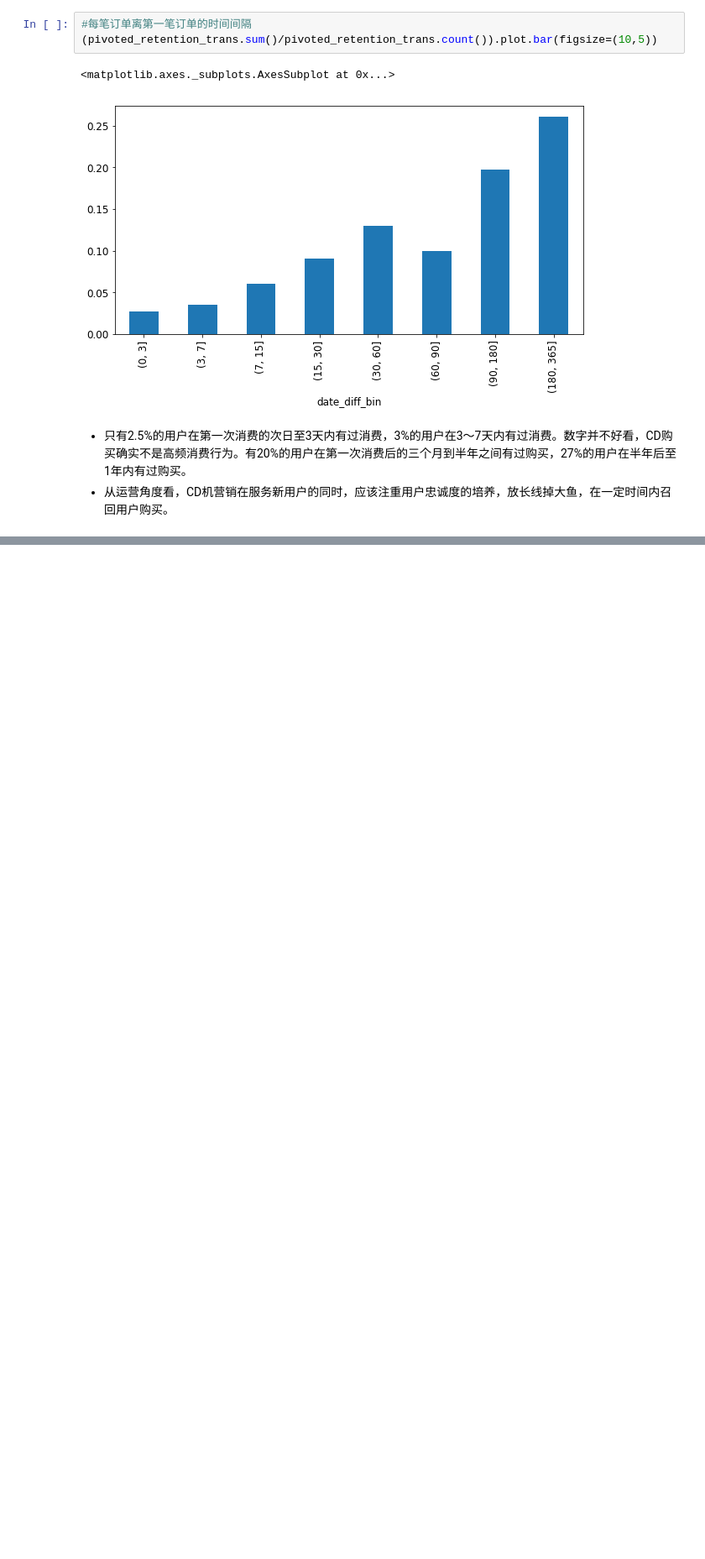
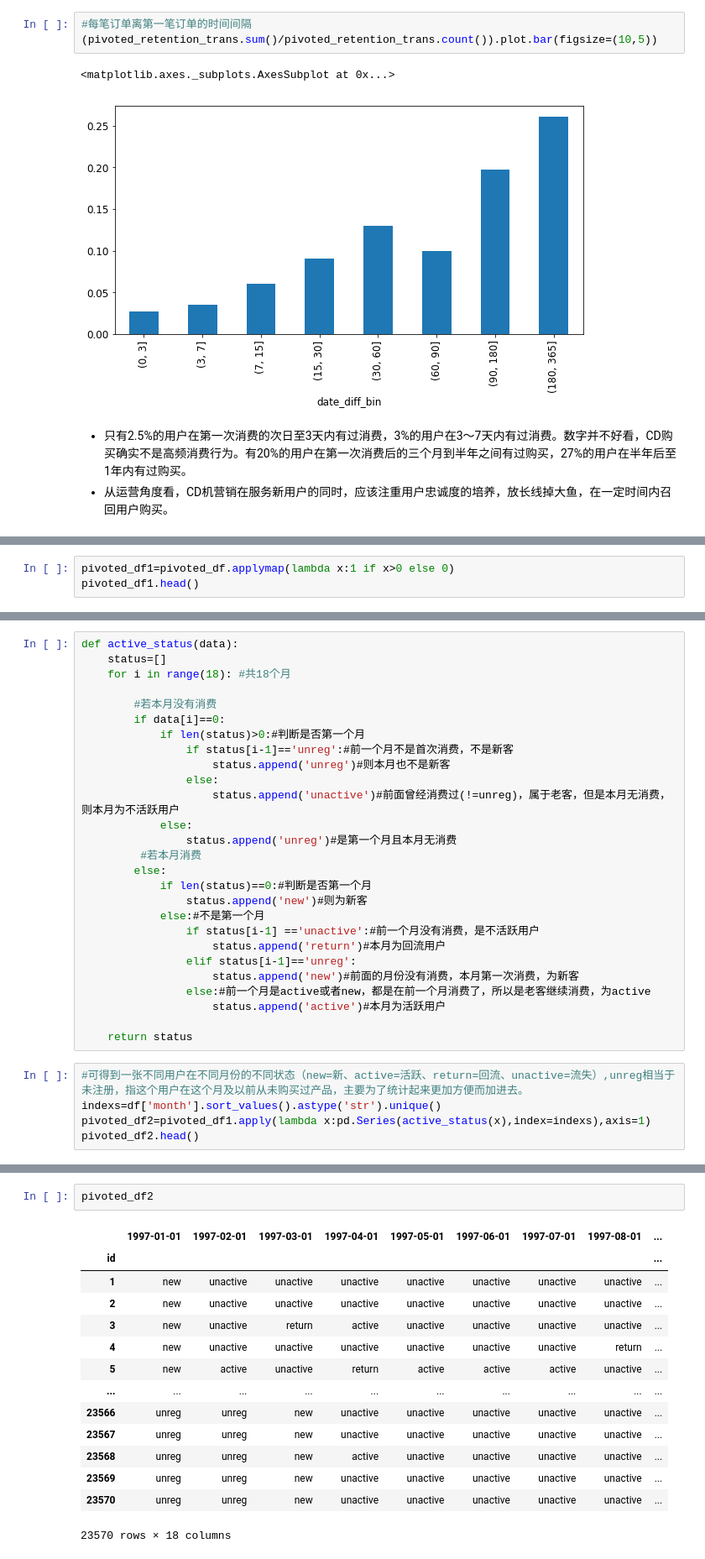
Before and after one commit to Hanryfeng/DataAnalysis, a Jupyter notebook: CDNOW.ipynb, the cells around one changed output, grey strips where cells are left out. Shown at 84% size. Drawn from its saved outputs; the diff is of its cells as text; blank space fills up the shorter version.

```diff
--- a/CDNOW.ipynb
+++ b/CDNOW.ipynb
@@ -706,0 +725,3 @@ id
+# %%
+pivoted_df1=pivoted_df.applymap(lambda x:1 if x>0 else 0)
+pivoted_df1.head()
@@ -706,0 +736,32 @@ id
+# %%
+def active_status(data):
+    status=[]
+    for i in range(18): #共18个月
+
+        #若本月没有消费
+        if data[i]==0:
+            if len(status)>0:#判断是否第一个月
+                if status[i-1]=='unreg':#前一个月不是首次消费，不是新客
+                    status.append('unreg')#则本月也不是新客
+                else:
+                    status.append('unactive')#前面曾经消费过(!=unreg)，属于老客，但是本月无消费，则本月为不活跃用户
+            else:
+                status.append('unreg')#是第一个月且本月无消费
+         #若本月消费
+        else:
+            if len(status)==0:#判断是否第一个月
+                status.append('new')#则为新客
+            else:#不是第一个月
+                if status[i-1] =='unactive':#前一个月没有消费，是不活跃用户
+                    status.append('return')#本月为回流用户
+                elif status[i-1]=='unreg':
+                    status.append('new')#前面的月份没有消费，本月第一次消费，为新客
+                else:#前一个月是active或者new，都是在前一个月消费了，所以是老客继续消费，为active
+                    status.append('active')#本月为活跃用户
+
+    return status
+# %%
+#可得到一张不同用户在不同月份的不同状态（new=新、active=活跃、return=回流、unactive=流失）,unreg相当于未注册，指这个用户在这个月及以前从未购买过产品，主要为了统计起来更加方便而加进去。
+indexs=df['month'].sort_values().astype('str').unique()
+pivoted_df2=pivoted_df1.apply(lambda x:pd.Series(active_status(x),index=indexs),axis=1)
+pivoted_df2.head()
@@ -706,0 +776,17 @@ id
+# %%
+pivoted_df2
+# %% [output]
+|  | 1997-01-01 | 1997-02-01 | 1997-03-01 | 1997-04-01 | 1997-05-01 | 1997-06-01 | 1997-07-01 | 1997-08-01 | ... |
+| id |  |  |  |  |  |  |  |  | ... |
+| 1 | new | unactive | unactive | unactive | unactive | unactive | unactive | unactive | ... |
+| 2 | new | unactive | unactive | unactive | unactive | unactive | unactive | unactive | ... |
+| 3 | new | unactive | return | active | unactive | unactive | unactive | unactive | ... |
+| 4 | new | unactive | unactive | unactive | unactive | unactive | unactive | return | ... |
+| 5 | new | active | unactive | return | active | active | active | unactive | ... |
+| ... | ... | ... | ... | ... | ... | ... | ... | ... | ... |
+| 23566 | unreg | unreg | new | unactive | unactive | unactive | unactive | unactive | ... |
+| 23567 | unreg | unreg | new | unactive | unactive | unactive | unactive | unactive | ... |
+| 23568 | unreg | unreg | new | active | unactive | unactive | unactive | unactive | ... |
+| 23569 | unreg | unreg | new | unactive | unactive | unactive | unactive | unactive | ... |
+| 23570 | unreg | unreg | new | unactive | unactive | unactive | unactive | unactive | ... |
+23570 rows × 18 columns
```
Also changed, not shown: parts of 8 cells of this notebook.
